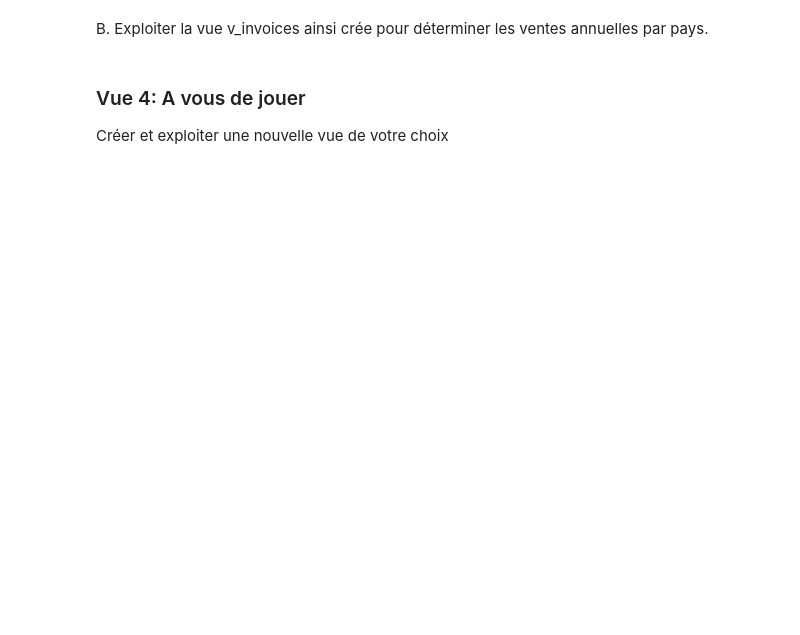
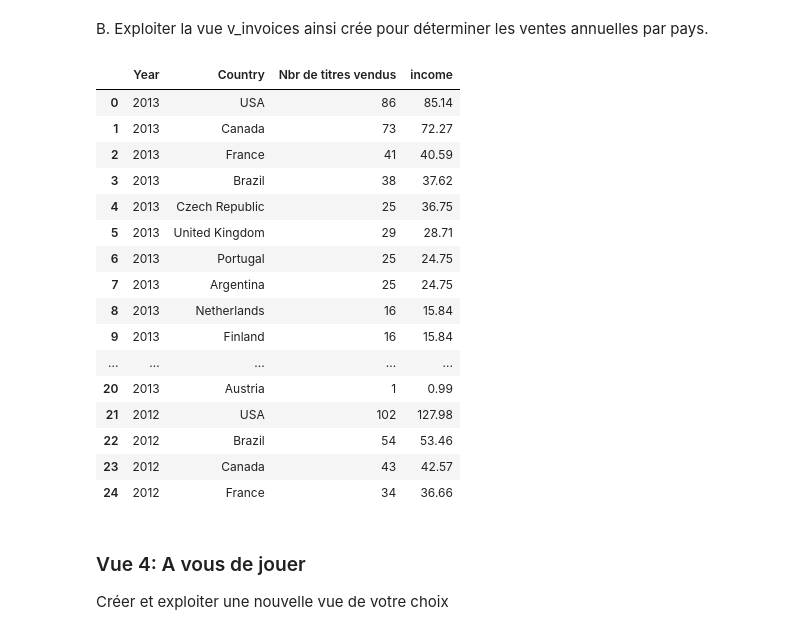
Before and after one commit to joris-devdata/digital-music-store, a Jupyter notebook: p2-vues-sql.ipynb, the cells around one changed output. Cells and saved outputs as stored; diff of their text form; code cells hidden in the pictures; blank space fills up the shorter version.

```diff
--- a/p2-vues-sql.ipynb
+++ b/p2-vues-sql.ipynb
@@ -313,5 +305,42 @@ executer_requete(creation_vue_albums, conn)
 # %% [markdown]
 B. Exploiter la vue v_invoices ainsi crée pour déterminer les ventes annuelles par pays.
+# %%
+# Utilisation de la vue v_albums avec une autre jointure
+requete = """
+    SELECT
+        STRFTIME('%Y',InvoiceDate) AS "Year",
+        i.BillingCountry AS 'Country',
+        SUM(ii.Quantity) AS 'Nbr de titres vendus',
+        SUM(ii.UnitPrice) AS 'income'
+    FROM
+        v_invoices i
+    JOIN invoice_items ii ON
+        i.InvoiceId = ii.InvoiceId
+    GROUP BY
+        Year, Country
+    ORDER BY
+        1 DESC, SUM(ii.UnitPrice) DESC;
+"""
+albums = pd.read_sql_query(requete, conn)
+albums.head(25)
+# %% [output]
+|  | Year | Country | Nbr de titres vendus | income |
+| 0 | 2013 | USA | 86 | 85.14 |
+| 1 | 2013 | Canada | 73 | 72.27 |
+| 2 | 2013 | France | 41 | 40.59 |
+| 3 | 2013 | Brazil | 38 | 37.62 |
+| 4 | 2013 | Czech Republic | 25 | 36.75 |
+| 5 | 2013 | United Kingdom | 29 | 28.71 |
+| 6 | 2013 | Portugal | 25 | 24.75 |
+| 7 | 2013 | Argentina | 25 | 24.75 |
+| 8 | 2013 | Netherlands | 16 | 15.84 |
+| 9 | 2013 | Finland | 16 | 15.84 |
+| ... | ... | ... | ... | ... |
+| 20 | 2013 | Austria | 1 | 0.99 |
+| 21 | 2012 | USA | 102 | 127.98 |
+| 22 | 2012 | Brazil | 54 | 53.46 |
+| 23 | 2012 | Canada | 43 | 42.57 |
+| 24 | 2012 | France | 34 | 36.66 |
 # %% [markdown]
 ### Vue 4: A vous de jouer
 Créer et exploiter une nouvelle vue de votre choix
```
Also changed, not shown: parts of 13 cells of this notebook.
